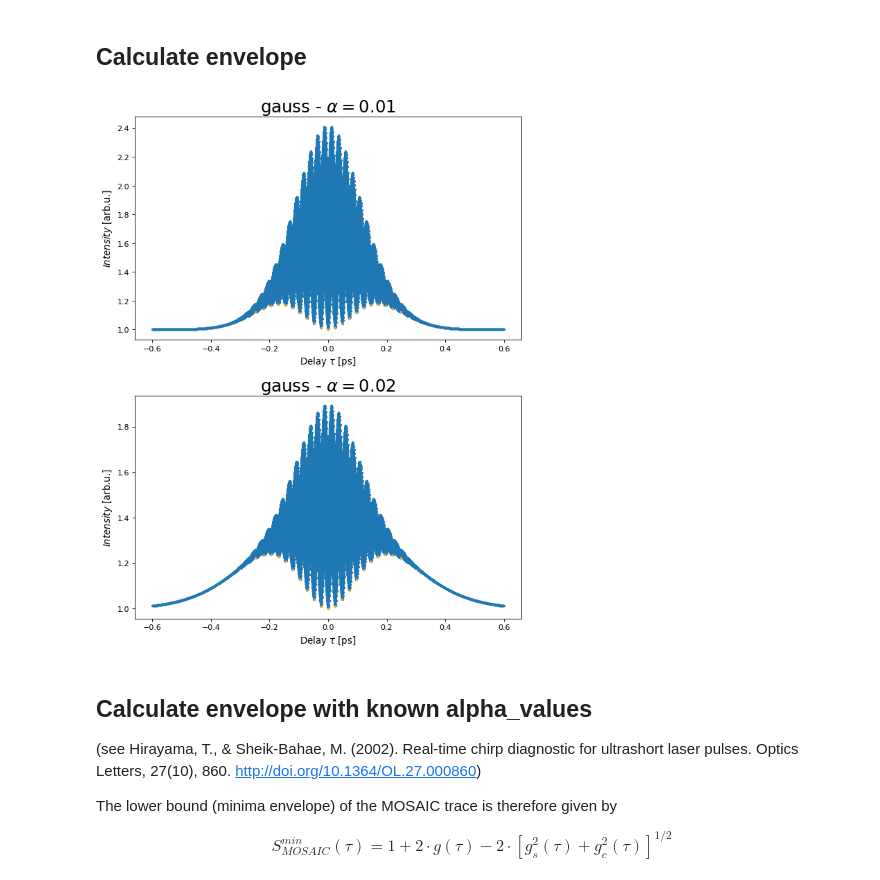
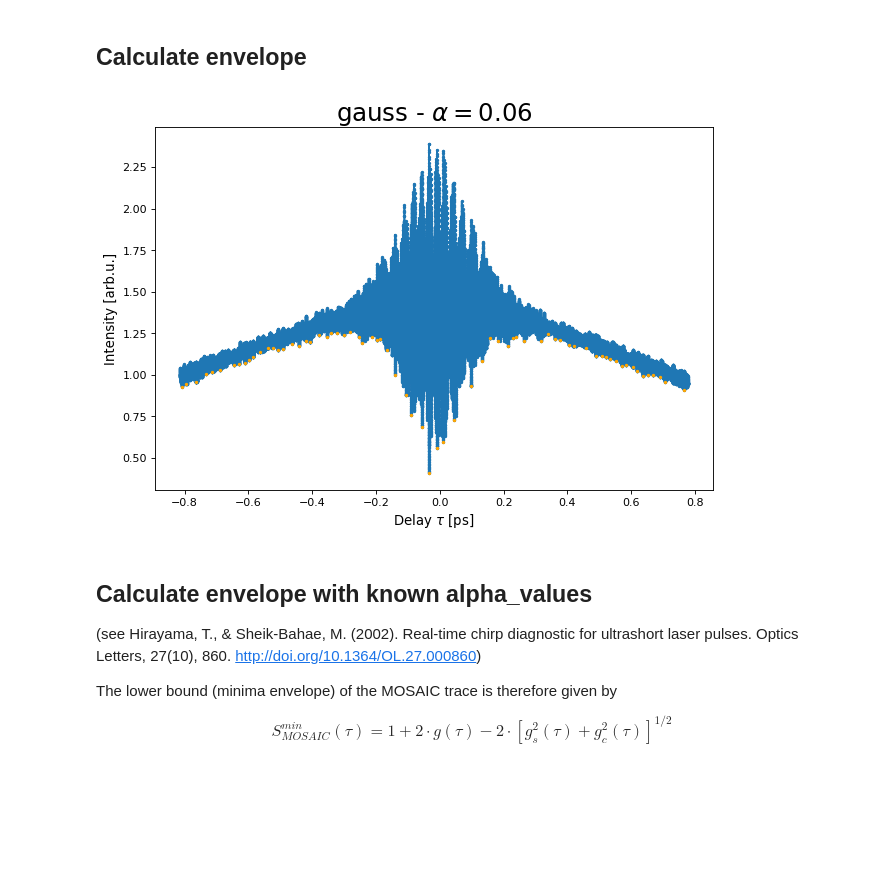
Before and after one commit to JKU-HFP/Chirp-Diagnostic, a Jupyter notebook: Fitting_MOSAIC_Signal_with_Envelope.ipynb, the cells around one changed output. Cells and saved outputs as stored; diff of their text form; code cells hidden in the pictures; blank space fills up the shorter version.

```diff
--- a/Fitting_MOSAIC_Signal_with_Envelope.ipynb
+++ b/Fitting_MOSAIC_Signal_with_Envelope.ipynb
@@ -17,7 +17,7 @@ Import data from binary "pickle" file:
 # %%
 path = r"../../Data/Autocorrelator/Simulation/"
 # %%
-filename =  path + "2018-11-08 13_25_36.792694_Autocorrelation_Simulation_Gauss.pkl"
+filename =  path + "2018-12-04 13_18_52.641084_Autocorrelation_Measurement.pkl"
 # %%
 with open(filename, 'rb') as file:
     data_type, laser_shape, tau_values_1, I_M_filtered_values_1, \
@@ -39,7 +39,7 @@ for i in range(alpha_values.size):
     plt.subplot(alpha_values.size, 1, i + 1)
     plt.title(laser_shape + r" - $\alpha = {}$".format(alpha_values[i]), fontsize=22)
     plt.xlabel(r"Delay $\tau$ [ps]", fontsize = 12)
-    plt.ylabel(r"$Intensity$ [arb.u.]", fontsize = 12)
+    plt.ylabel(r"Intensity [arb.u.]", fontsize = 12)
     plt.plot(tau_values_1, I_M_filtered_values_1[:,i], ".", ls="-", markersize=4)
 
 plt.show()
@@ -52,3 +50,8 @@ minima_number_samples = 3
+# %%
+if data_type == "simulation":
+    minima_number_samples = 3
+elif data_type == "measurement":
+    minima_number_samples = 1000
 # %%
 tau_envelope_values = []
 I_M_envelope_values = []
@@ -63,17 +66,17 @@ for i in range(alpha_values.size):
 # %%
 plt.figure(figsize=(9, alpha_values.size * 6), dpi=80)
 plt.subplots_adjust(hspace = 0.25)
 for i in range(alpha_values.size):
     plt.subplot(alpha_values.size, 1, i + 1)
     plt.title(laser_shape + r" - $\alpha = {}$".format(alpha_values[i]), fontsize=22)
     plt.xlabel(r"Delay $\tau$ [ps]", fontsize = 12)
-    plt.ylabel(r"$Intensity$ [arb.u.]", fontsize = 12)
+    plt.ylabel(r"Intensity [arb.u.]", fontsize = 12)
     plt.plot(tau_values_1, I_M_filtered_values_1[:,i], ".", ls="-", markersize=4)
     plt.plot(tau_envelope_values[:][i][0], I_M_envelope_values[:][i][0], ".", markersize=4, color="orange")
 
 plt.show()
 # %% [output]
-[figure, old version]
+[figure, new version]
 # %% [markdown]
 ## Calculate envelope with known alpha_values
 (see Hirayama, T., & Sheik-Bahae, M. (2002). Real-time chirp diagnostic for ultrashort laser pulses. Optics Letters, 27(10), 860. http://doi.org/10.1364/OL.27.000860)
```
Also changed, not shown: parts of 6 cells of this notebook, 3 other files.
